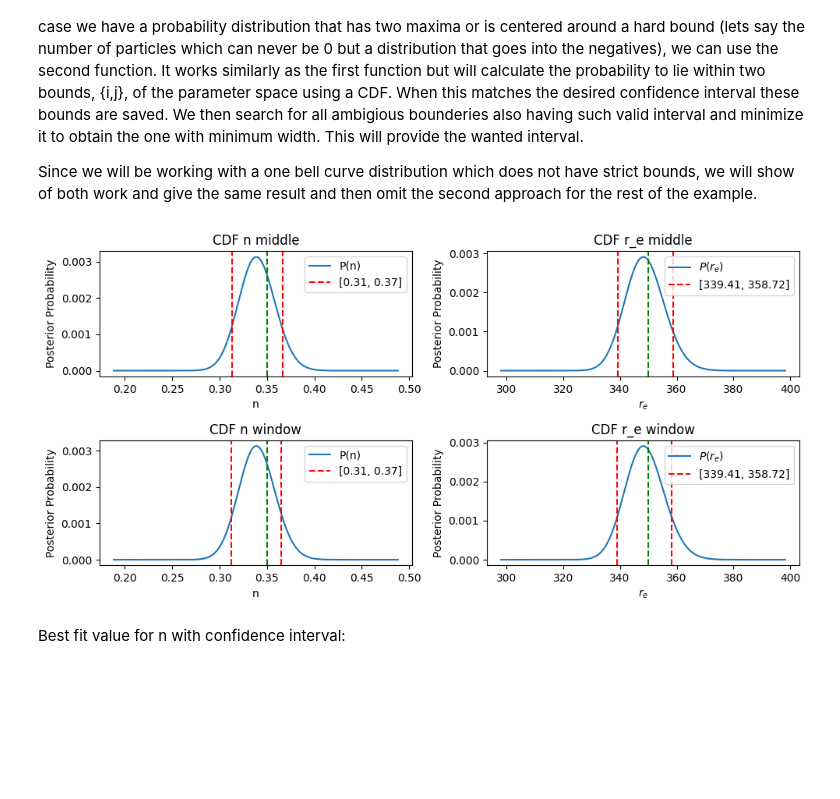
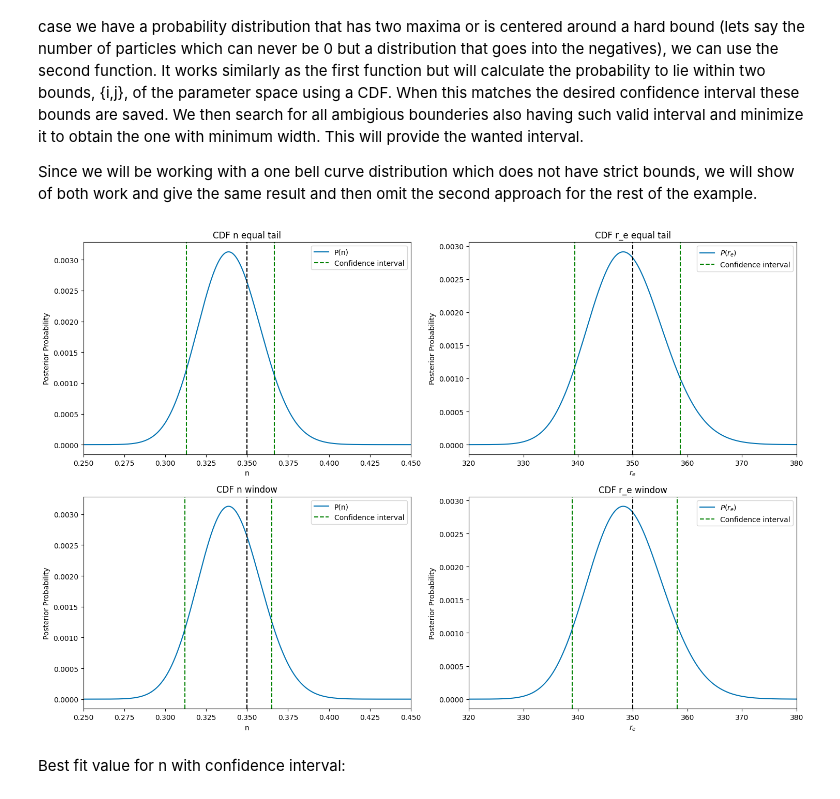
Before and after one commit to t-kist/Bayesian-Statistics-for-Astrophysics-2024, a Jupyter notebook: bayes24/lecture_notes/group4/Chapter4.ipynb, the cells around one changed output. Saved outputs shown, nothing was run; the diff lists cells and outputs as text; code cells hidden in the pictures; blank space fills up the shorter version.

```diff
--- a/bayes24/lecture_notes/group4/Chapter4.ipynb
+++ b/bayes24/lecture_notes/group4/Chapter4.ipynb
@@ -64,6 +64,7 @@ In this example we chose a flat/uniform prior, this means we assume all λ value
 import numpy as np
 import matplotlib.pyplot as plt
 from scipy.special import factorial
+plt.style.use("seaborn-v0_8-colorblind")
 
 # True mean photon count rate (λ) of the light source
 true_lambda = 5# True photon count rate (per unit time)
@@ -257,12 +255,13 @@ n = np.linspace(0.1,1, 5)
 r_e = 350
 
 plt.figure()
-plt.title("Sersic Profile for R_e = 350")
+plt.title("Sersic Profile for R_e = 350 and several n")
+colors =  ['#0173b2', '#de8f05', '#029e73', '#d55e00', '#cc78bc', '#ca9161', '#fbafe4', '#949494', '#ece133', '#56b4e9']
 for i in range(len(n)):
-    plt.plot(r_range, sersic_profile(r_range, r_e, n[i]), label=f"n={n[i]}")
+    plt.plot(r_range, sersic_profile(r_range, r_e, n[i]), label=f"n = {n[i]}", c=colors[i])
 
 plt.xlim(0,R_max)
-plt.grid()
+
 plt.xlabel("Radial distance (r)")
 plt.ylabel("Density")
 plt.legend()
@@ -535,57 +531,56 @@ r_e_lower, r_e_upper = compute_equal_tailed_interval(r_e_space, r_e_mag, alpha)
 n_min_interval = find_minimal_interval(n_space, n_mag, alpha)
 r_e_min_interval = find_minimal_interval(r_e_space, r_e_mag, alpha)
 # %%
-plt.figure(figsize=(10, 5))
+plt.figure(figsize=(15, 10))
 
 # Marginalized n
 plt.subplot(2, 2, 1)
 plt.plot(n_space, n_mag, label='P(n)')
-plt.title("CDF n middle")
-plt.axvline(n_lower, color='r', linestyle='--', label=f"[{n_lower:.2f}, {n_upper:.2f}]")
-plt.axvline(n_upper, color='r', linestyle='--')
-plt.axvline(true_n, color='green', linestyle='--')
-
+plt.title("CDF n equal tail")
+plt.axvline(n_lower, color='green', linestyle='--', label="Confidence interval")
+plt.axvline(n_upper, color='green', linestyle='--')
+plt.axvline(true_n, color='black', linestyle='--')
+plt.xlim(0.25,0.45)
 plt.xlabel("n")
 plt.ylabel("Posterior Probability")
 plt.legend()
 
 plt.subplot(2, 2, 3)
 plt.plot(n_space, n_mag, label='P(n)')
 plt.title("CDF n window")
-plt.axvline(n_min_interval[0], color='r', linestyle='--', label=f"[{n_lower:.2f}, {n_upper:.2f}]")
-plt.axvline(n_min_interval[1], color='r', linestyle='--')
-plt.axvline(true_n, color='green', linestyle='--')
-
+plt.axvline(n_min_interval[0], color='green', linestyle='--', label="Confidence interval")
+plt.axvline(n_min_interval[1], color='green', linestyle='--')
+plt.axvline(true_n, color='black', linestyle='--')
+plt.xlim(0.25,0.45)
 plt.xlabel("n")
 plt.ylabel("Posterior Probability")
 plt.legend()
 
 # Marginalized r_e
 plt.subplot(2, 2, 2)
-plt.title("CDF r_e middle")
+plt.title("CDF r_e equal tail")
 plt.plot(r_e_space, r_e_mag, label=r'$P(r_e)$')
-plt.axvline(r_e_lower, color='r', linestyle='--', label=f"[{r_e_lower:.2f}, {r_e_upper:.2f}]")
-plt.axvline(r_e_upper, color='r', linestyle='--')
-plt.axvline(true_r_e, color='green', linestyle='--')
-
+plt.axvline(r_e_lower, color='green', linestyle='--', label="Confidence interval")
+plt.axvline(r_e_upper, color='green', linestyle='--')
+plt.axvline(true_r_e, color='black', linestyle='--')
+plt.xlim(320,380)
 plt.xlabel(r"$r_e$")
 plt.ylabel("Posterior Probability")
 plt.legend()
 
 plt.subplot(2, 2, 4)
 plt.title("CDF r_e window")
 plt.plot(r_e_space, r_e_mag, label=r'$P(r_e)$')
-plt.axvline(r_e_min_interval[0], color='r', linestyle='--', label=f"[{r_e_lower:.2f}, {r_e_upper:.2f}]")
-plt.axvline(r_e_min_interval[1], color='r', linestyle='--')
-plt.axvline(true_r_e, color='green', linestyle='--')
-
+plt.axvline(r_e_min_interval[0], color='green', linestyle='--', label="Confidence interval")
+plt.axvline(r_e_min_interval[1], color='green', linestyle='--')
+plt.axvline(true_r_e, color='black', linestyle='--')
 plt.xlabel(r"$r_e$")
 plt.ylabel("Posterior Probability")
 plt.legend()
-
+plt.xlim(320,380)
 plt.tight_layout()
 plt.show()
 # %% [output]
-[figure, old version]
+[figure, new version]
 # %%
 from IPython.display import display, Math, Markdown #module to properly show intervals
```
Also changed, not shown: parts of 12 cells of this notebook.
